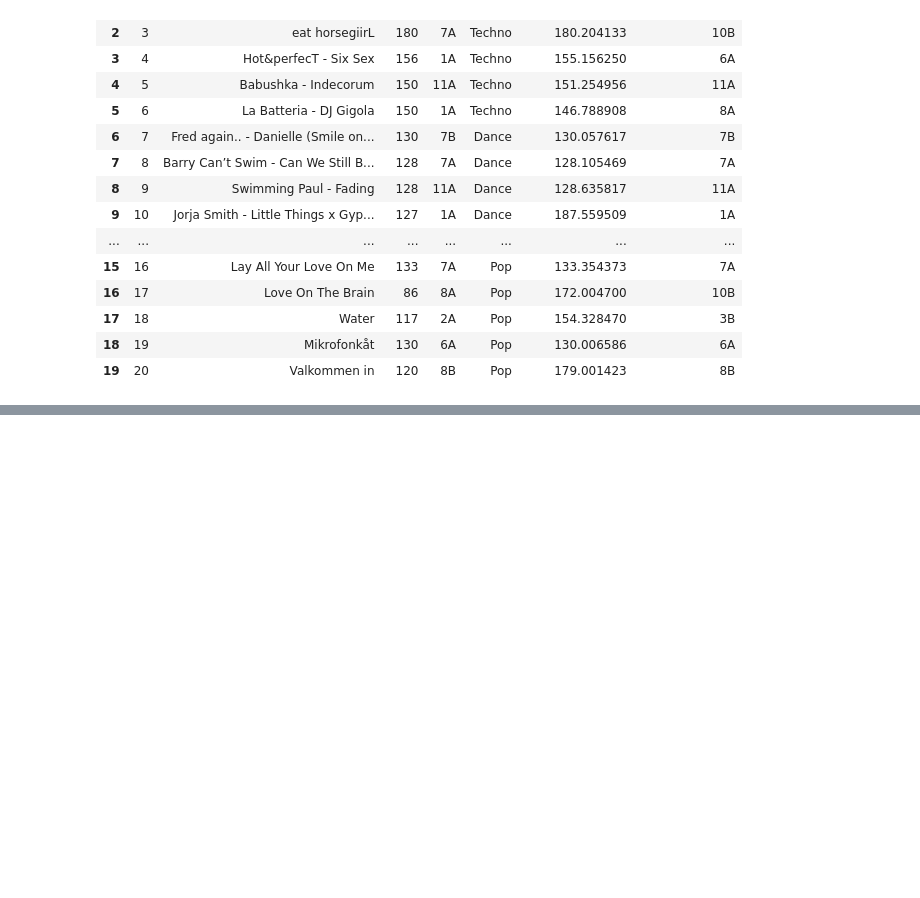
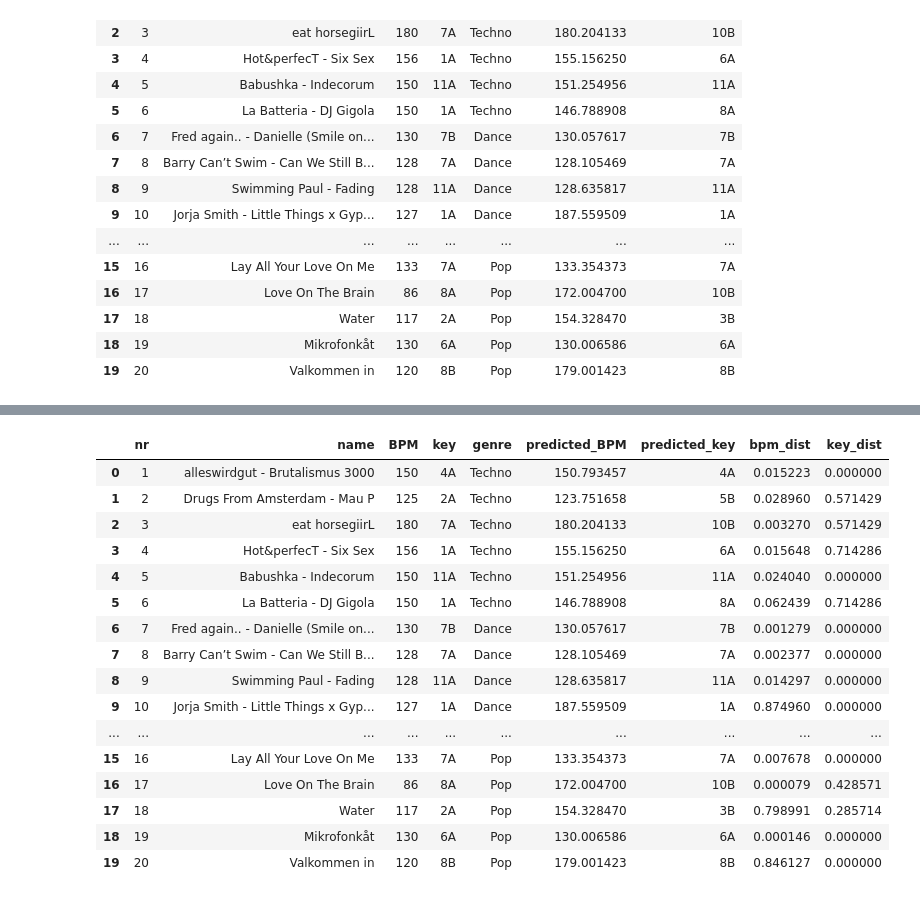
Before and after one commit to JarlSteph/Music_project, a Jupyter notebook: notebooks/optim_key_bpm.ipynb, the cells around one changed output, grey strips where cells are left out. Cells and saved outputs as stored; diff of their text form; code cells hidden in the pictures; blank space fills up the shorter version.

```diff
--- a/notebooks/optim_key_bpm.ipynb
+++ b/notebooks/optim_key_bpm.ipynb
@@ -159,0 +165,20 @@ visualize(df1)
+# %%
+df1.head(1000)
+# %% [output]
+|  | nr | name | BPM | key | genre | predicted_BPM | predicted_key | bpm_dist | key_dist |
+| 0 | 1 | alleswirdgut - Brutalismus 3000 | 150 | 4A | Techno | 150.793457 | 4A | 0.015223 | 0.000000 |
+| 1 | 2 | Drugs From Amsterdam - Mau P | 125 | 2A | Techno | 123.751658 | 5B | 0.028960 | 0.571429 |
+| 2 | 3 | eat horsegiirL | 180 | 7A | Techno | 180.204133 | 10B | 0.003270 | 0.571429 |
+| 3 | 4 | Hot&perfecT - Six Sex | 156 | 1A | Techno | 155.156250 | 6A | 0.015648 | 0.714286 |
+| 4 | 5 | Babushka - Indecorum | 150 | 11A | Techno | 151.254956 | 11A | 0.024040 | 0.000000 |
+| 5 | 6 | La Batteria - DJ Gigola | 150 | 1A | Techno | 146.788908 | 8A | 0.062439 | 0.714286 |
+| 6 | 7 | Fred again.. - Danielle (Smile on... | 130 | 7B | Dance | 130.057617 | 7B | 0.001279 | 0.000000 |
+| 7 | 8 | Barry Can’t Swim - Can We Still B... | 128 | 7A | Dance | 128.105469 | 7A | 0.002377 | 0.000000 |
+| 8 | 9 | Swimming Paul - Fading | 128 | 11A | Dance | 128.635817 | 11A | 0.014297 | 0.000000 |
+| 9 | 10 | Jorja Smith - Little Things x Gyp... | 127 | 1A | Dance | 187.559509 | 1A | 0.874960 | 0.000000 |
+| ... | ... | ... | ... | ... | ... | ... | ... | ... | ... |
+| 15 | 16 | Lay All Your Love On Me | 133 | 7A | Pop | 133.354373 | 7A | 0.007678 | 0.000000 |
+| 16 | 17 | Love On The Brain | 86 | 8A | Pop | 172.004700 | 10B | 0.000079 | 0.428571 |
+| 17 | 18 | Water | 117 | 2A | Pop | 154.328470 | 3B | 0.798991 | 0.285714 |
+| 18 | 19 | Mikrofonkåt | 130 | 6A | Pop | 130.006586 | 6A | 0.000146 | 0.000000 |
+| 19 | 20 | Valkommen in | 120 | 8B | Pop | 179.001423 | 8B | 0.846127 | 0.000000 |
```
Also changed, not shown: parts of 1 cell of this notebook, 13 other files.
